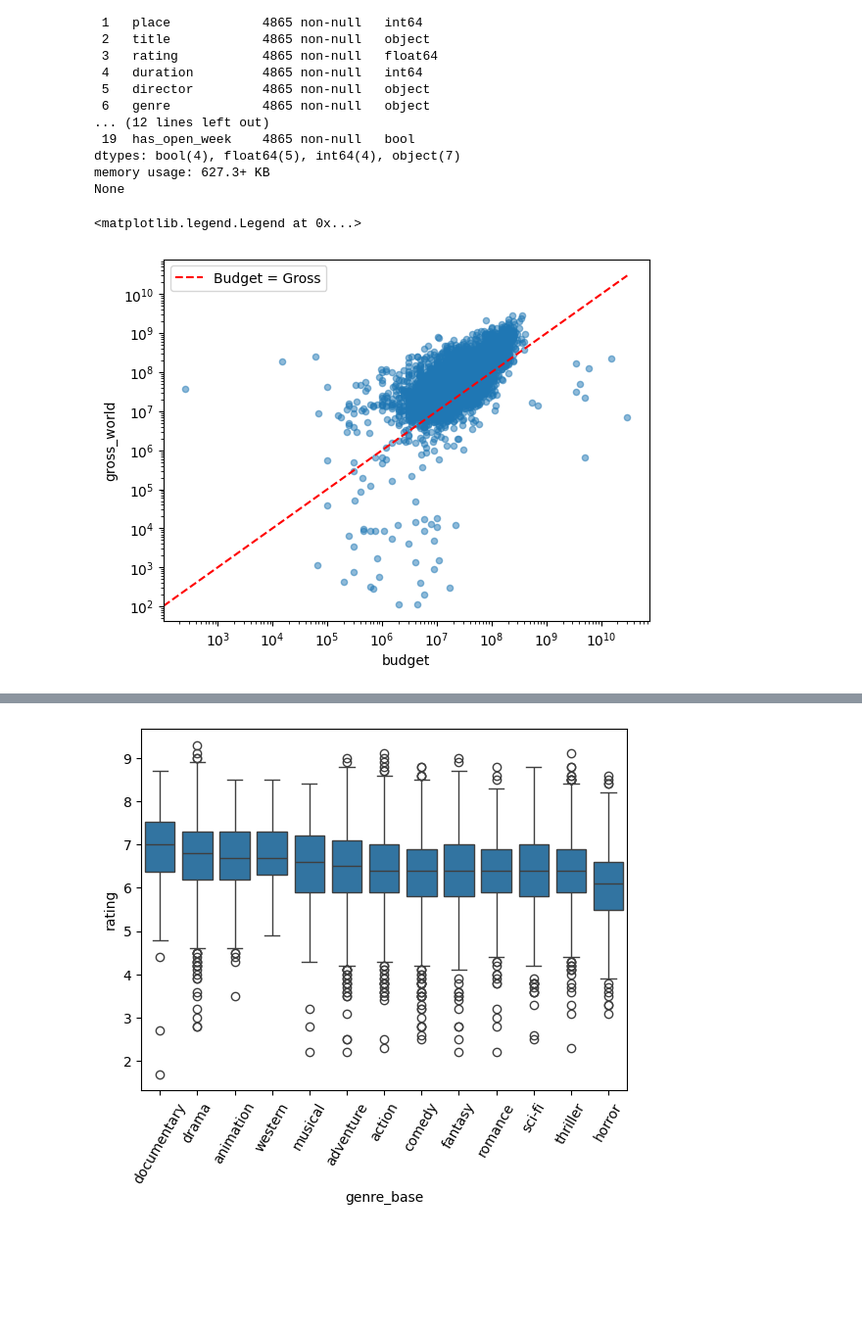
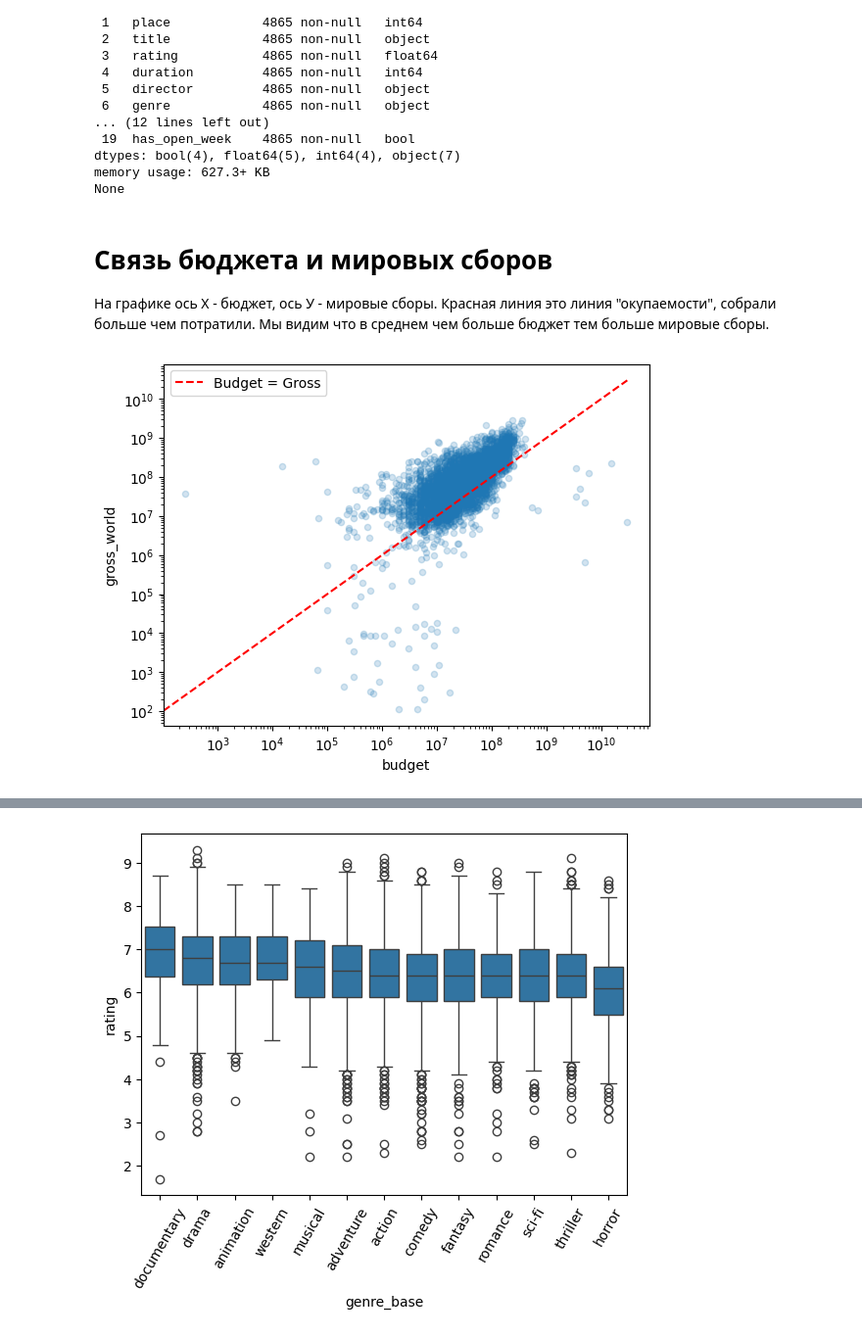
Before and after one commit to scandick/MovieAnalyticsProject, a Jupyter notebook: analysis/analyze.ipynb, the cells around one changed output, grey strips where cells are left out. Shown at 98% size. Cells and saved outputs as stored; diff of their text form; code cells hidden in the pictures; blank space fills up the shorter version.

```diff
--- a/analysis/analyze.ipynb
+++ b/analysis/analyze.ipynb
@@ -25,15 +25,20 @@ memory usage: 627.3+ KB
 None
 # %%
 df['ROI'] = ((df['gross_world'] - df['budget']) / df['budget']) * 100
+# %% [markdown]
+# Cвязь бюджета и мировых сборов
+На графике ось Х - бюджет, ось У - мировые сборы. Красная линия это линия "окупаемости", собрали больше чем потратили.
+Мы видим что в среднем чем больше бюджет тем больше мировые сборы.
 # %%
 # 2.1
 tf = df[(df["has_budget"]) & df["has_gross_world"]]
-ax = tf.plot(x="budget",y="gross_world", logx=True, logy=True, alpha=0.5, kind="scatter")
-
+ax = tf.plot(x="budget",y="gross_world", logx=True, logy=True, alpha=0.2, kind="scatter")
 # Линия окупаемости, не знаю если нужна, раз мы рассматриваем топ фильмов
 maxMoney = max(tf['budget'].max(), tf['gross_world'].max())
 ax.plot([0, maxMoney], [0, maxMoney], color="red", linestyle="--", label="Budget = Gross")
 ax.legend()
+plt.show()
+
+plt.show()
 # %% [output]
-<matplotlib.legend.Legend at 0x...>
-[figure, old version]
+[figure, new version]
```
Also changed, not shown: parts of 19 cells of this notebook.
